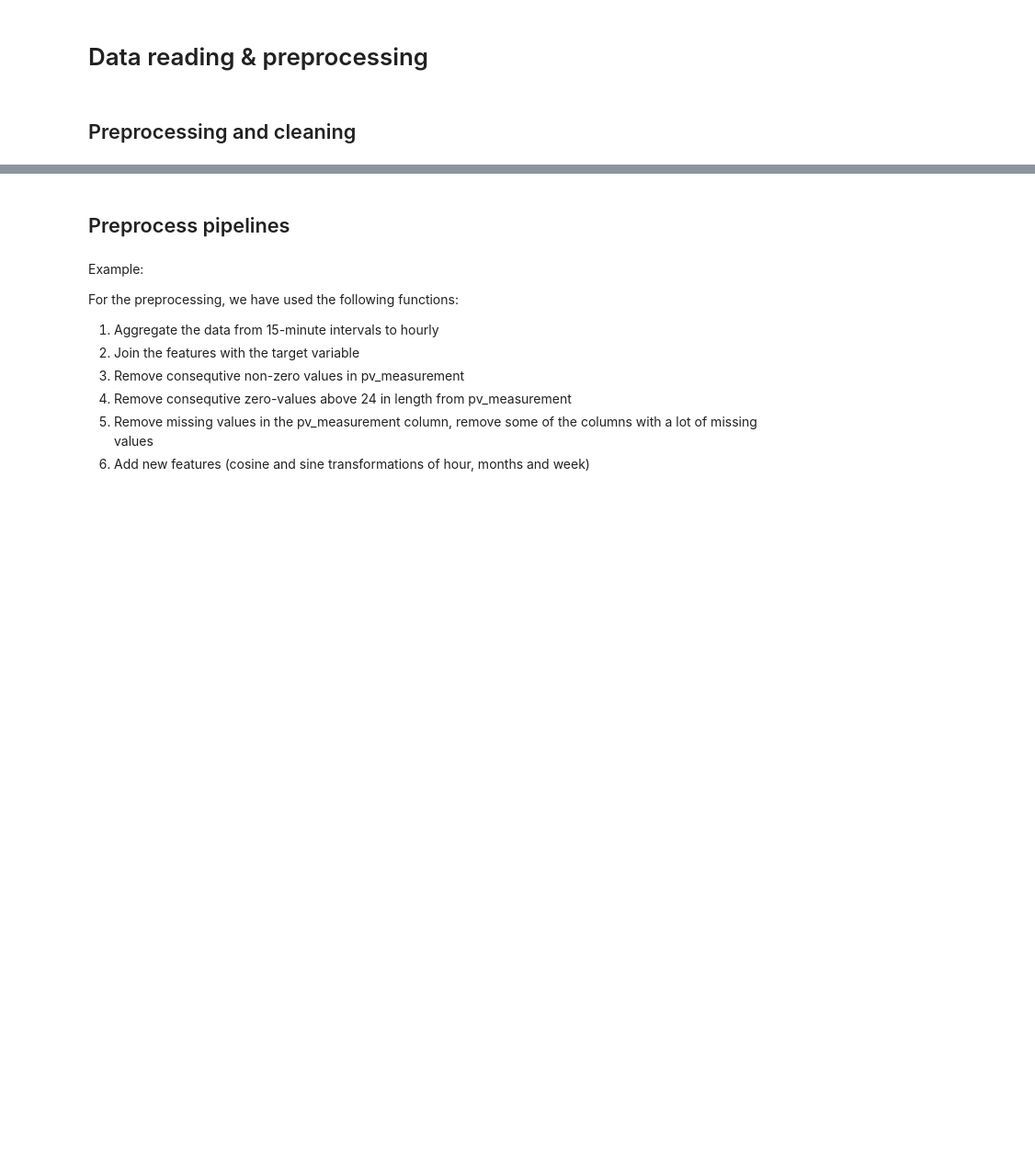
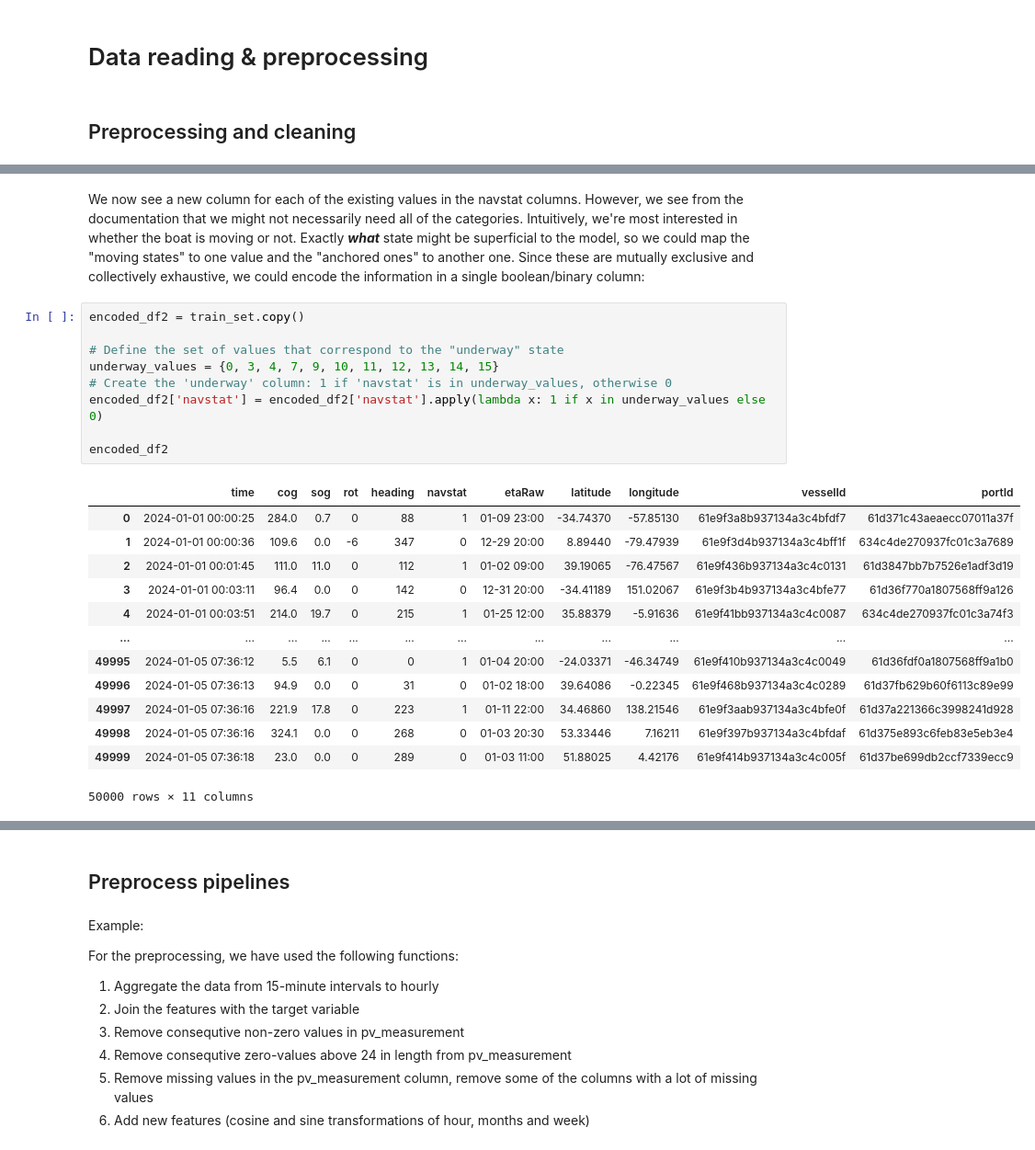
Before and after one commit to sondrmsk/MachineLearningProject, a Jupyter notebook: long_notebook_ML.ipynb, the cells around one changed output, grey strips where cells are left out. Shown: that part at 92% size. Drawn from its saved outputs; the diff is of its cells as text; blank space fills up the shorter version.

```diff
--- a/long_notebook_ML.ipynb
+++ b/long_notebook_ML.ipynb
@@ -171,0 +195,25 @@ Before traning a regression model on the data set, it is essential that we conve
+# %% [markdown]
+We now see a new column for each of the existing values in the navstat columns. However, we see from the documentation that we might not necessarily need all of the categories. Intuitively, we're most interested in whether the boat is moving or not. Exactly ***what*** state might be superficial to the model, so we could map the "moving states" to one value and the "anchored ones" to another one. Since these are mutually exclusive and collectively exhaustive, we could encode the information in a single boolean/binary column:
+# %%
+encoded_df2 = train_set.copy()
+
+# Define the set of values that correspond to the "underway" state
+underway_values = {0, 3, 4, 7, 9, 10, 11, 12, 13, 14, 15}
+# Create the 'underway' column: 1 if 'navstat' is in underway_values, otherwise 0
+encoded_df2['navstat'] = encoded_df2['navstat'].apply(lambda x: 1 if x in underway_values else 0)
+
+encoded_df2
+# %% [output]
+|  | time | cog | sog | rot | heading | navstat | etaRaw | latitude | longitude | vesselId | portId |
+| 0 | 2024-01-01 00:00:25 | 284.0 | 0.7 | 0 | 88 | 1 | 01-09 23:00 | -34.74370 | -57.85130 | 61e9f3a8b937134a3c4bfdf7 | 61d371c43aeaecc07011a37f |
+| 1 | 2024-01-01 00:00:36 | 109.6 | 0.0 | -6 | 347 | 0 | 12-29 20:00 | 8.89440 | -79.47939 | 61e9f3d4b937134a3c4bff1f | 634c4de270937fc01c3a7689 |
+| 2 | 2024-01-01 00:01:45 | 111.0 | 11.0 | 0 | 112 | 1 | 01-02 09:00 | 39.19065 | -76.47567 | 61e9f436b937134a3c4c0131 | 61d3847bb7b7526e1adf3d19 |
+| 3 | 2024-01-01 00:03:11 | 96.4 | 0.0 | 0 | 142 | 0 | 12-31 20:00 | -34.41189 | 151.02067 | 61e9f3b4b937134a3c4bfe77 | 61d36f770a1807568ff9a126 |
+| 4 | 2024-01-01 00:03:51 | 214.0 | 19.7 | 0 | 215 | 1 | 01-25 12:00 | 35.88379 | -5.91636 | 61e9f41bb937134a3c4c0087 | 634c4de270937fc01c3a74f3 |
+| ... | ... | ... | ... | ... | ... | ... | ... | ... | ... | ... | ... |
+| 49995 | 2024-01-05 07:36:12 | 5.5 | 6.1 | 0 | 0 | 1 | 01-04 20:00 | -24.03371 | -46.34749 | 61e9f410b937134a3c4c0049 | 61d36fdf0a1807568ff9a1b0 |
+| 49996 | 2024-01-05 07:36:13 | 94.9 | 0.0 | 0 | 31 | 0 | 01-02 18:00 | 39.64086 | -0.22345 | 61e9f468b937134a3c4c0289 | 61d37fb629b60f6113c89e99 |
+| 49997 | 2024-01-05 07:36:16 | 221.9 | 17.8 | 0 | 223 | 1 | 01-11 22:00 | 34.46860 | 138.21546 | 61e9f3aab937134a3c4bfe0f | 61d37a221366c3998241d928 |
+| 49998 | 2024-01-05 07:36:16 | 324.1 | 0.0 | 0 | 268 | 0 | 01-03 20:30 | 53.33446 | 7.16211 | 61e9f397b937134a3c4bfdaf | 61d375e893c6feb83e5eb3e4 |
+| 49999 | 2024-01-05 07:36:18 | 23.0 | 0.0 | 0 | 289 | 0 | 01-03 11:00 | 51.88025 | 4.42176 | 61e9f414b937134a3c4c005f | 61d37be699db2ccf7339ecc9 |
+50000 rows × 11 columns
```
Also changed, not shown: parts of 7 cells of this notebook.
